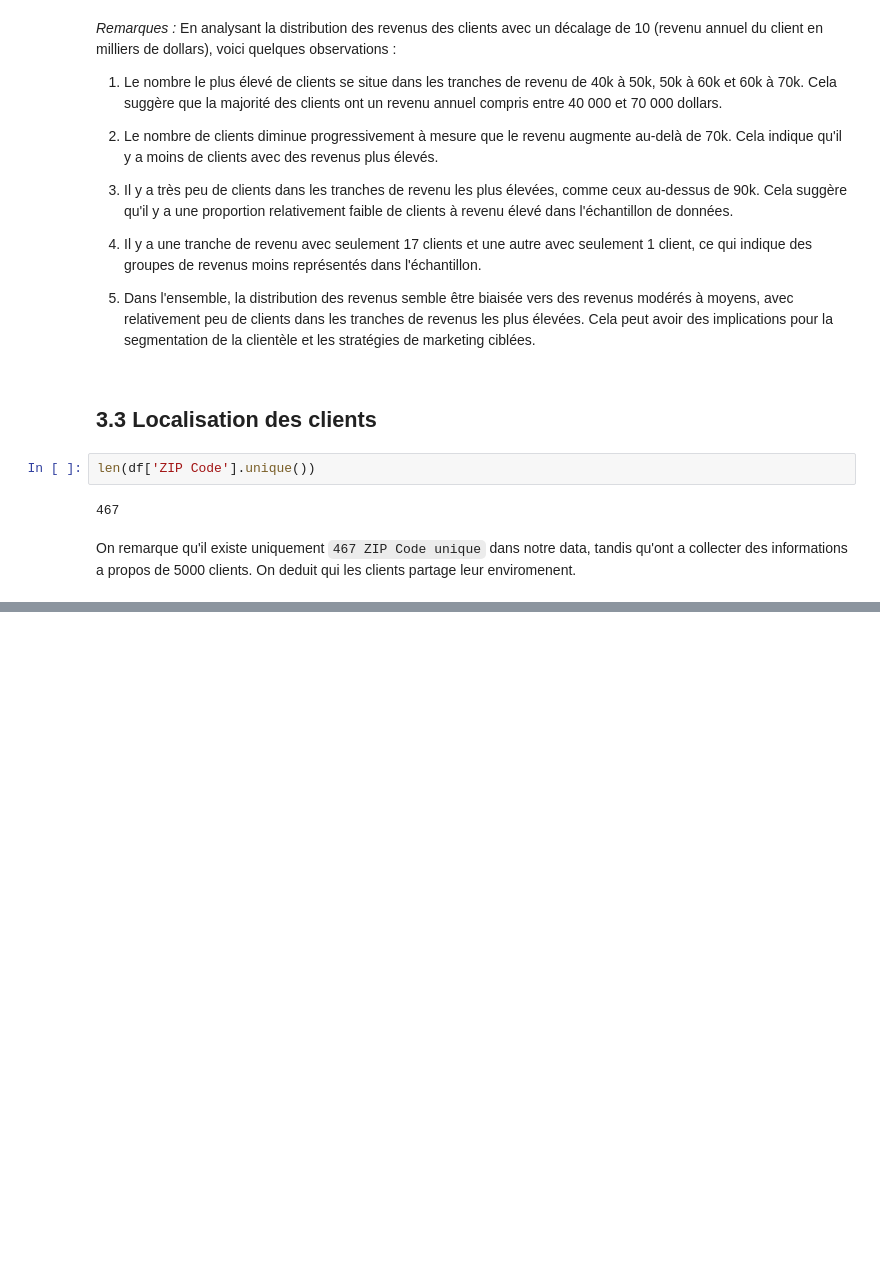
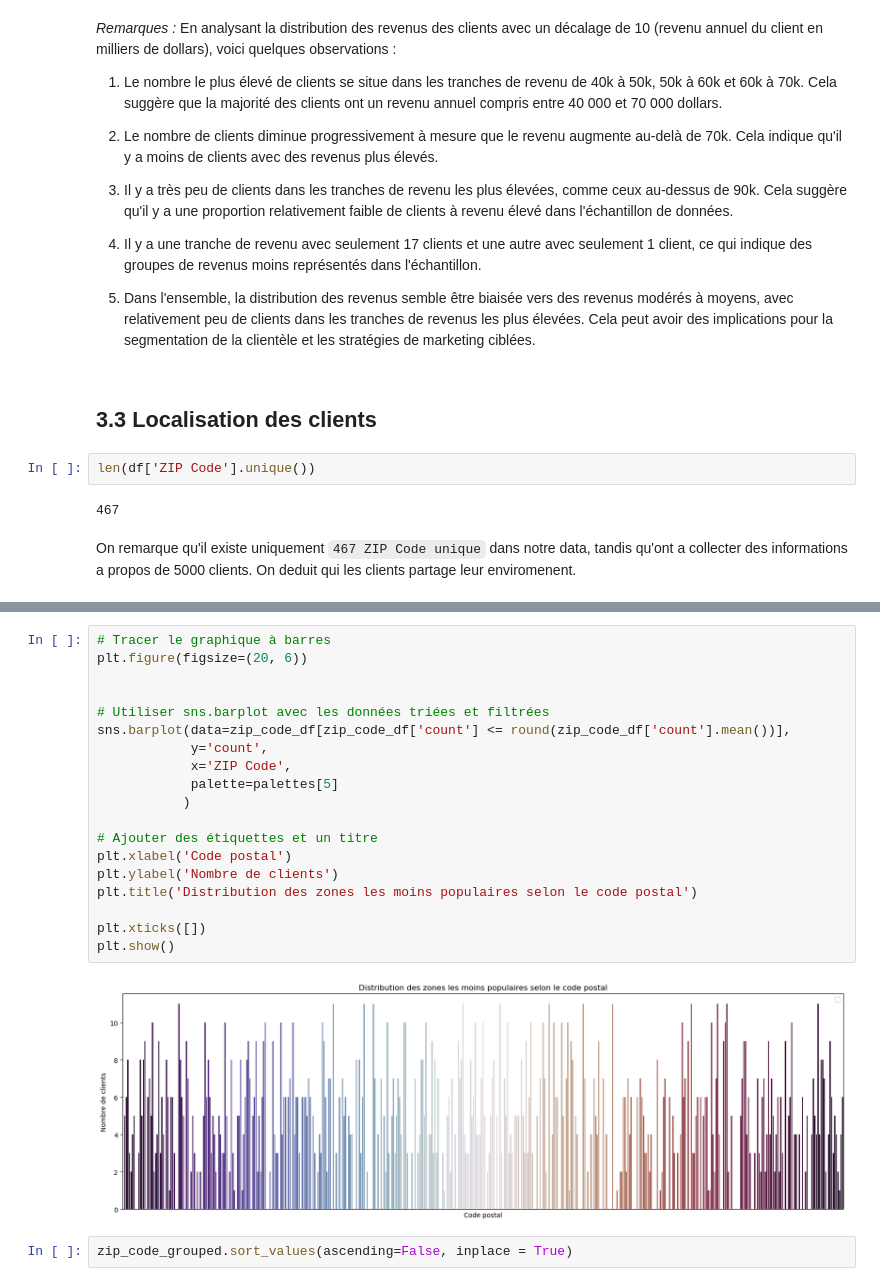
Before and after one commit to ImadElMaftouhi/Projet_dataMining, a Jupyter notebook: clustering.ipynb, the cells around one changed output, grey strips where cells are left out. Drawn from its saved outputs; the diff is of its cells as text; blank space fills up the shorter version.

```diff
--- a/clustering.ipynb
+++ b/clustering.ipynb
@@ -315,0 +356,23 @@ plt.show()
+# %%
+# Tracer le graphique à barres
+plt.figure(figsize=(20, 6))
+
+
+# Utiliser sns.barplot avec les données triées et filtrées
+sns.barplot(data=zip_code_df[zip_code_df['count'] <= round(zip_code_df['count'].mean())],
+            y='count',
+            x='ZIP Code',
+            palette=palettes[5]
+           )
+
+# Ajouter des étiquettes et un titre
+plt.xlabel('Code postal')
+plt.ylabel('Nombre de clients')
+plt.title('Distribution des zones les moins populaires selon le code postal')
+
+plt.xticks([])
+plt.show()
+# %% [output]
+[figure, added]
+# %%
+zip_code_grouped.sort_values(ascending=False, inplace = True)
```
Also changed, not shown: parts of 17 cells of this notebook.
